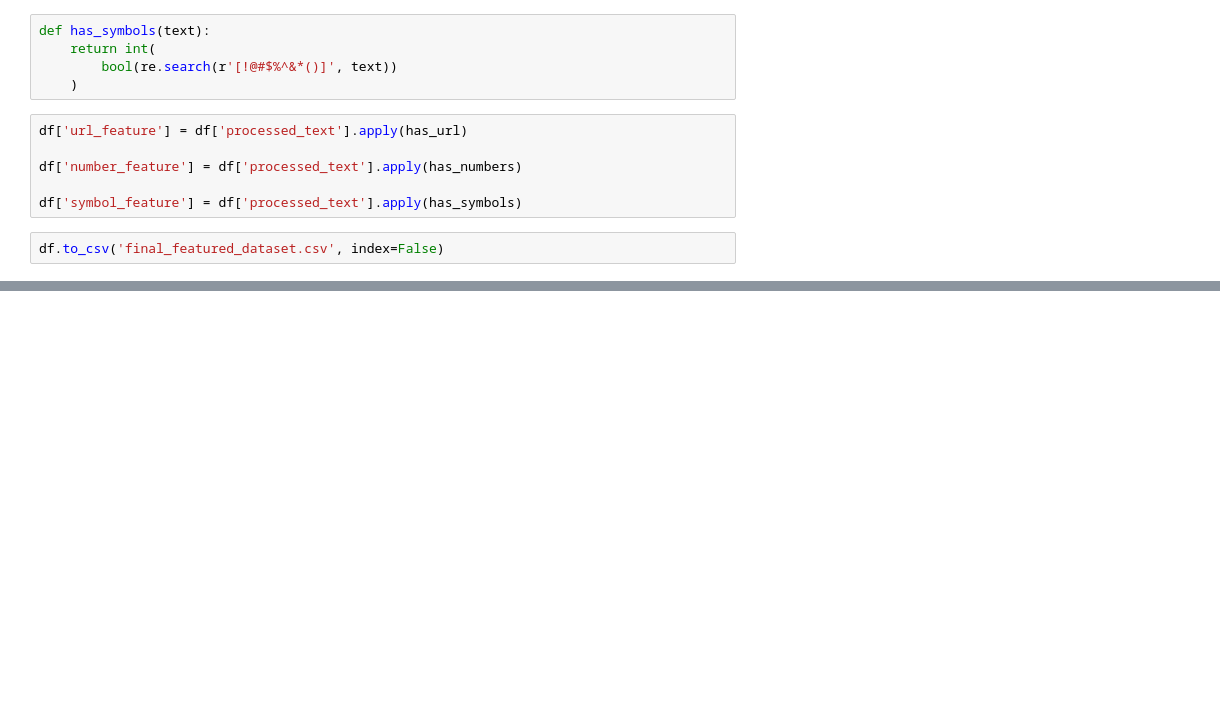
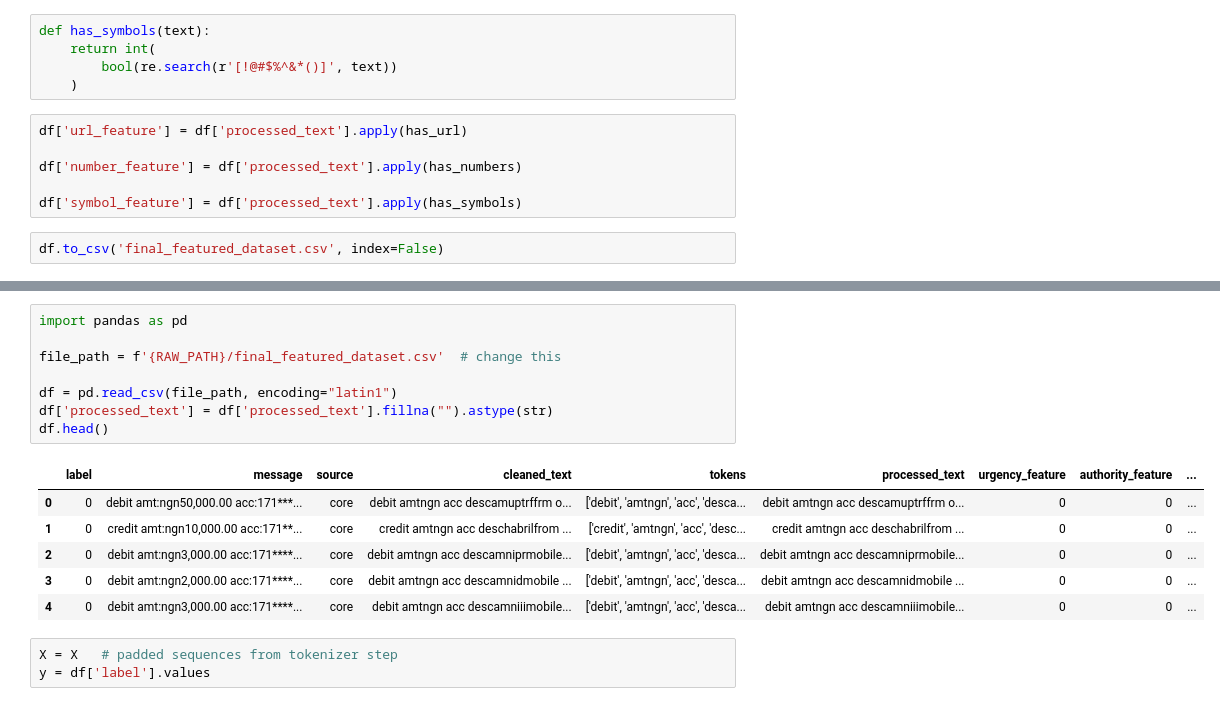
Before and after one commit to Psalmist70/sms-phishing-detection, a Jupyter notebook: notebooks/sms-phishing.ipynb, the cells around one changed output, grey strips where cells are left out. Cells and saved outputs as stored; diff of their text form; blank space fills up the shorter version.

```diff
--- a/notebooks/sms-phishing.ipynb
+++ b/notebooks/sms-phishing.ipynb
@@ -631,0 +670,18 @@ df.to_csv('final_featured_dataset.csv', index=False)
+# %%
+import pandas as pd
+
+file_path = f'{RAW_PATH}/final_featured_dataset.csv'  # change this
+
+df = pd.read_csv(file_path, encoding="latin1")
+df['processed_text'] = df['processed_text'].fillna("").astype(str)
+df.head()
+# %% [output]
+|  | label | message | source | cleaned_text | tokens | processed_text | urgency_feature | authority_feature | ... |
+| 0 | 0 | debit amt:ngn50,000.00 acc:171***... | core | debit amtngn acc descamuptrffrm o... | ['debit', 'amtngn', 'acc', 'desca... | debit amtngn acc descamuptrffrm o... | 0 | 0 | ... |
+| 1 | 0 | credit amt:ngn10,000.00 acc:171**... | core | credit amtngn acc deschabrilfrom ... | ['credit', 'amtngn', 'acc', 'desc... | credit amtngn acc deschabrilfrom ... | 0 | 0 | ... |
+| 2 | 0 | debit amt:ngn3,000.00 acc:171****... | core | debit amtngn acc descamniprmobile... | ['debit', 'amtngn', 'acc', 'desca... | debit amtngn acc descamniprmobile... | 0 | 0 | ... |
+| 3 | 0 | debit amt:ngn2,000.00 acc:171****... | core | debit amtngn acc descamnidmobile ... | ['debit', 'amtngn', 'acc', 'desca... | debit amtngn acc descamnidmobile ... | 0 | 0 | ... |
+| 4 | 0 | debit amt:ngn3,000.00 acc:171****... | core | debit amtngn acc descamniiimobile... | ['debit', 'amtngn', 'acc', 'desca... | debit amtngn acc descamniiimobile... | 0 | 0 | ... |
+# %%
+X = X   # padded sequences from tokenizer step
+y = df['label'].values
```
Also changed, not shown: parts of 17 cells of this notebook.
